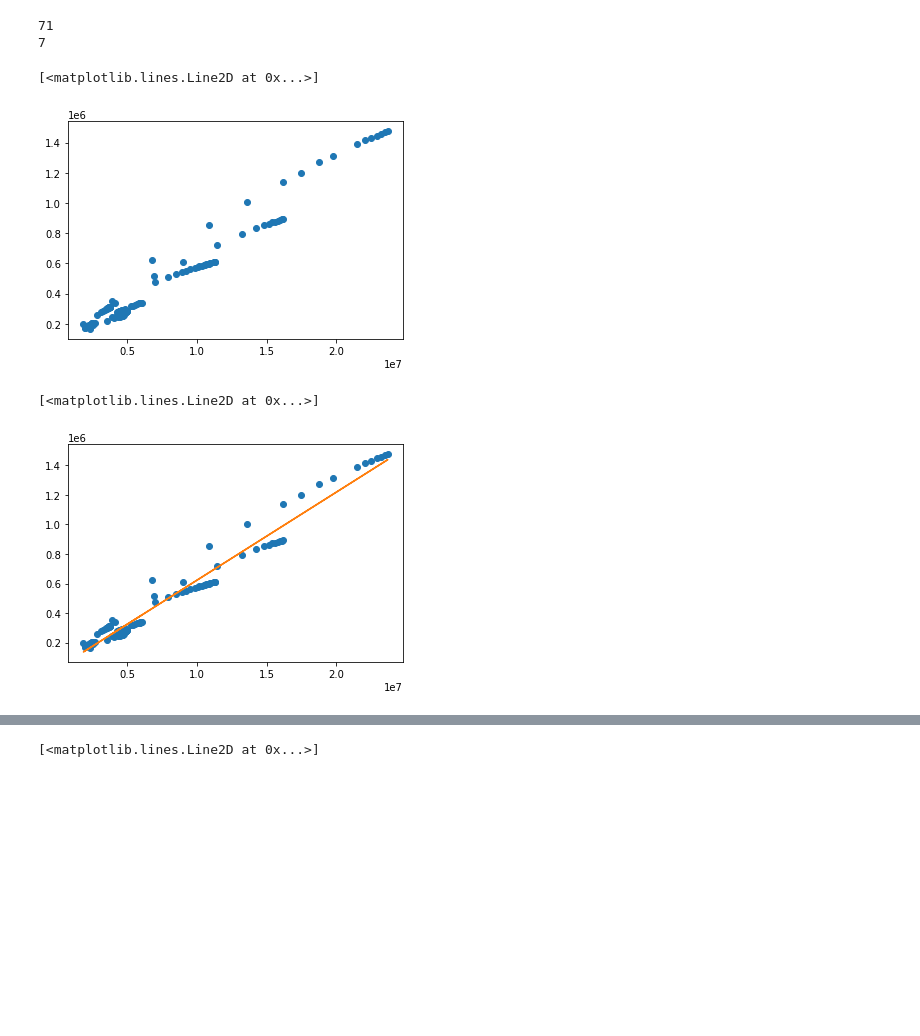
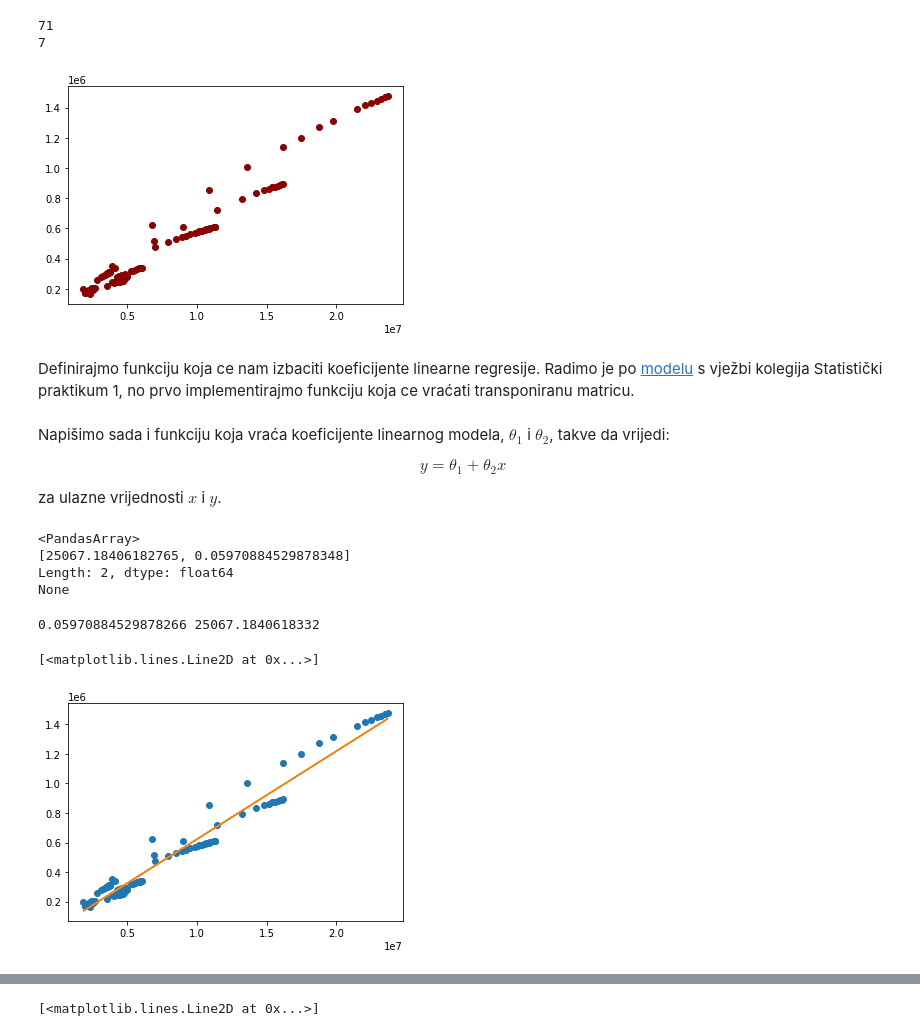
Before and after one commit to evabelc/Esej-1---MS, a Jupyter notebook: Prvi Esej.ipynb, the cells around one changed output, grey strips where cells are left out. Saved outputs shown, nothing was run; the diff lists cells and outputs as text; code cells hidden in the pictures; blank space fills up the shorter version.

```diff
--- a/Prvi Esej.ipynb
+++ b/Prvi Esej.ipynb
@@ -206,9 +216,11 @@ print(sum(podaciFR['channel_title']=='T-Series'))
 # %%
 import numpy as np
 podaciGB.loc[podaciGB['channel_title'] == 'PewDiePie','views']
 xGB = podaciGB.loc[podaciGB['channel_title'] == 'PewDiePie','views']
 yGB = podaciGB.loc[podaciGB['channel_title'] == 'PewDiePie','likes']
-plt.plot(xGB, yGB, 'o')
+plt.plot(xGB, yGB, 'o', color= "darkred")
+plt.show()
 # %% [output]
-[<matplotlib.lines.Line2D at 0x...>]
-[figure, old version]
+[figure, new version]
+# %% [markdown]
+Definirajmo funkciju koja ce nam izbaciti koeficijente linearne regresije. Radimo je po [modelu](https://web.math.pmf.unizg.hr/nastava/statpr/files/linearna.pdf) s vježbi kolegija Statistički praktikum 1, no prvo implementirajmo funkciju koja ce vraćati transponiranu matricu.
@@ -215,9 +240,39 @@ plt.plot(xGB, yGB, 'o')
+# %% [markdown]
+Napišimo sada i funkciju koja vraća koeficijente linearnog modela, $\theta_1$ i $\theta_2$, takve da vrijedi:
+
+$$y=\theta_1+\theta_2 x$$
+
+za ulazne vrijednosti $x$ i $y$.
+# %%
+from numpy.linalg import inv #potrebno za invertiranje matrice
+
+def linearna_regresija(podacix,podaciy):
+
+    n = len(podacix) #broj redaka, broj stupaca = 2
+    X = [[1 for i in range (2)] for j in range (n)] #svi članovi matrice postavljeni na 1
+
+    for i in range (n): X[i][1] = podacix.tolist()[i]
+
+    y = podaciy.array
+
+    theta = inv(transponiraj(np.array(X)) @ X) @ transponiraj(np.array(X)) @ y
+
+    print(theta)
+
+print(linearna_regresija(xGB,yGB))
+# %% [output]
+<PandasArray>
+[25067.18406182765, 0.05970884529878348]
+Length: 2, dtype: float64
+None
 # %%
 plt.plot(xGB, yGB, 'o')
 kGB, lGB= np.polyfit(xGB, yGB, 1)
+print(kGB,lGB)
 plt.plot(xGB, kGB*xGB + lGB)
 # %% [output]
-[<matplotlib.lines.Line2D at 0x...>]
+0.05970884529878266 25067.1840618332
+[<matplotlib.lines.Line2D at 0x...>]
 [figure]
 # %%
 podaciFR.loc[podaciFR['channel_title'] == 'PewDiePie','views']
```
Also changed, not shown: parts of 16 cells of this notebook.
